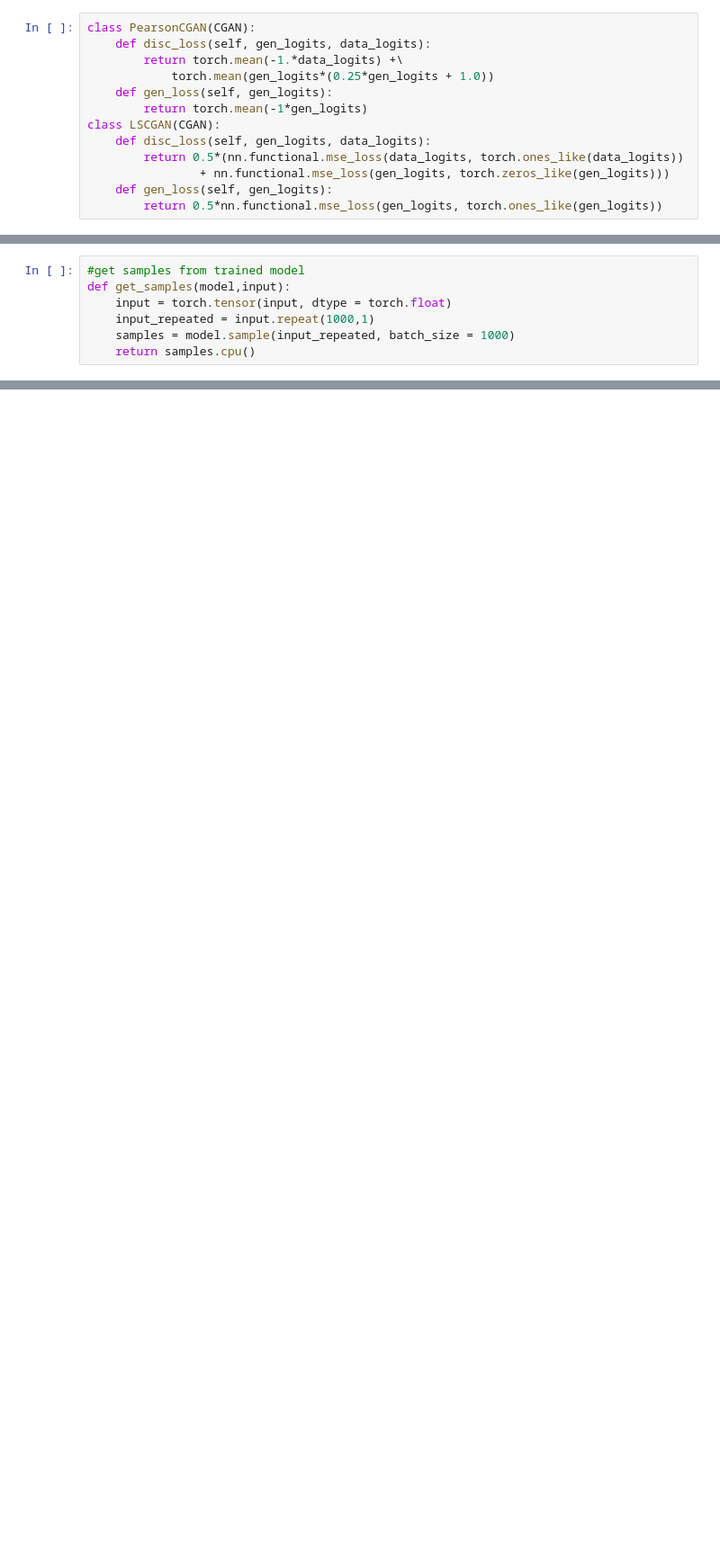
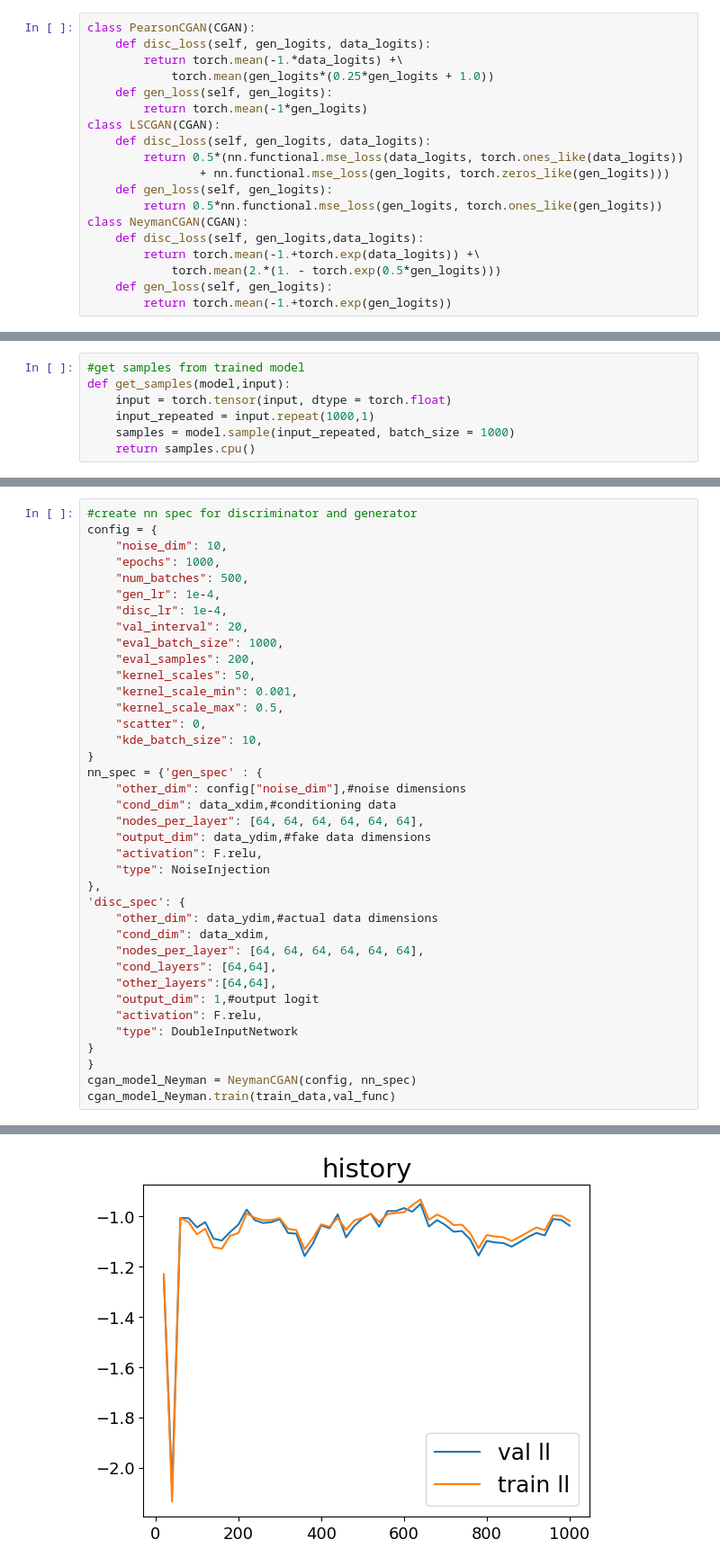
Before and after one commit to ltyap/MSc-Thesis, a Jupyter notebook: CGAN_implementation_aero.ipynb, the cells around one changed output, grey strips where cells are left out. Shown at 90% size. Saved outputs shown, nothing was run; the diff lists cells and outputs as text; blank space fills up the shorter version.

```diff
--- a/CGAN_implementation_aero.ipynb
+++ b/CGAN_implementation_aero.ipynb
@@ -421,6 +431,12 @@ class LSCGAN(CGAN):
                 + nn.functional.mse_loss(gen_logits, torch.zeros_like(gen_logits)))
     def gen_loss(self, gen_logits):
         return 0.5*nn.functional.mse_loss(gen_logits, torch.ones_like(gen_logits))
+class NeymanCGAN(CGAN):
+    def disc_loss(self, gen_logits,data_logits):
+        return torch.mean(-1.+torch.exp(data_logits)) +\
+            torch.mean(2.*(1. - torch.exp(0.5*gen_logits)))
+    def gen_loss(self, gen_logits):
+        return torch.mean(-1.+torch.exp(gen_logits))
 # %%
 def evaluate_model(model, data, data_train, epoch=None, make_plots = True):
     testing = (epoch==None) #returns False/0 if epoch is not None
@@ -641,0 +646,39 @@ sns.kdeplot(test_scale.y[14700:].squeeze(), color ='k')
+# %%
+#create nn spec for discriminator and generator
+config = {
+    "noise_dim": 10,
+    "epochs": 1000,
+    "num_batches": 500,
+    "gen_lr": 1e-4,
+    "disc_lr": 1e-4,
+    "val_interval": 20,
+    "eval_batch_size": 1000,
+    "eval_samples": 200,
+    "kernel_scales": 50,
+    "kernel_scale_min": 0.001,
+    "kernel_scale_max": 0.5,
+    "scatter": 0,
+    "kde_batch_size": 10,
+}
+nn_spec = {'gen_spec' : {
+    "other_dim": config["noise_dim"],#noise dimensions
+    "cond_dim": data_xdim,#conditioning data
+    "nodes_per_layer": [64, 64, 64, 64, 64, 64],
+    "output_dim": data_ydim,#fake data dimensions
+    "activation": F.relu,
+    "type": NoiseInjection
+},
+'disc_spec': {
+    "other_dim": data_ydim,#actual data dimensions
+    "cond_dim": data_xdim,
+    "nodes_per_layer": [64, 64, 64, 64, 64, 64],
+    "cond_layers": [64,64],
+    "other_layers":[64,64],
+    "output_dim": 1,#output logit
+    "activation": F.relu,
+    "type": DoubleInputNetwork
+}
+}
+cgan_model_Neyman = NeymanCGAN(config, nn_spec)
+cgan_model_Neyman.train(train_data,val_func)
+# %% [output]
@@ -641,0 +702 @@ sns.kdeplot(test_scale.y[14700:].squeeze(), color ='k')
+[figure, added]
```
Also changed, not shown: parts of 5 cells of this notebook, 50 other files.
